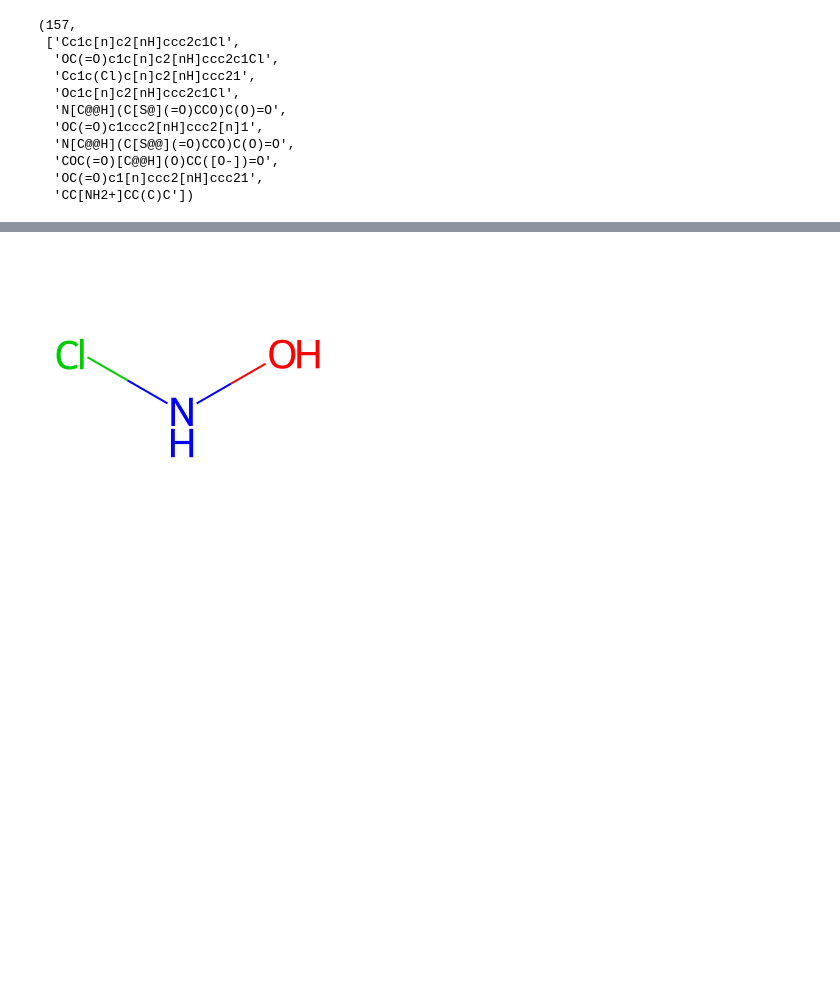
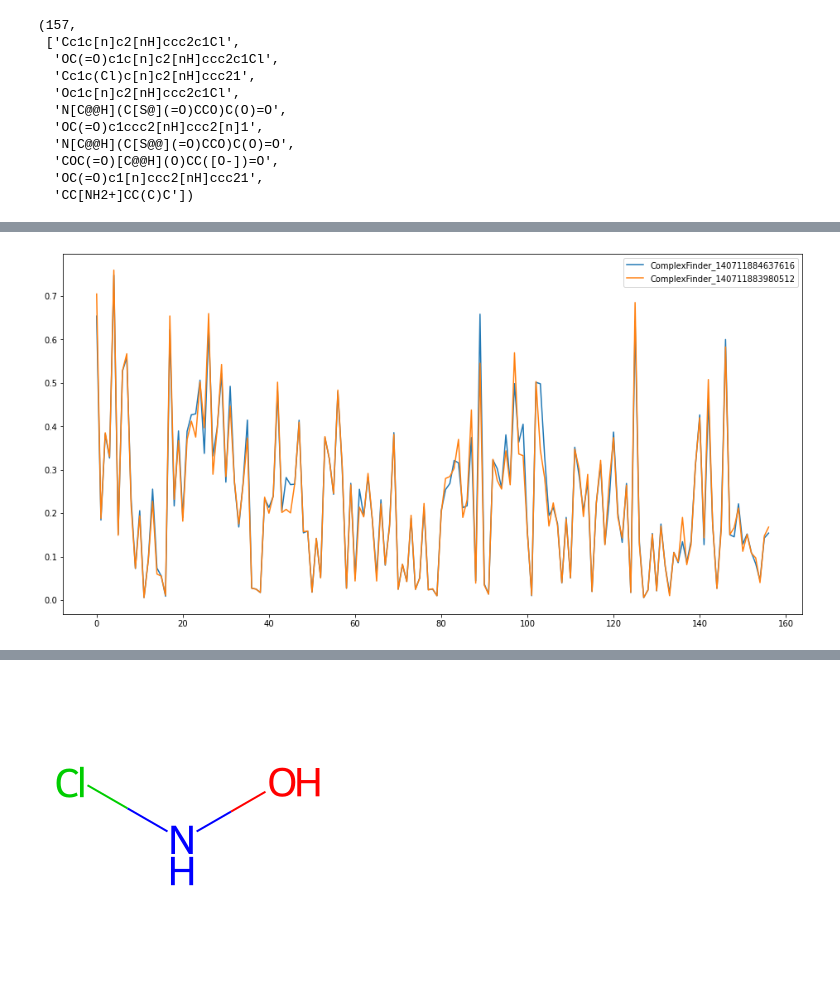
Before and after one commit to quantori/qtr-fingerprint, a Jupyter notebook: notebooks/build_and_run_substructure_finder.ipynb, the cells around one changed output, grey strips where cells are left out. Cells and saved outputs as stored; diff of their text form; code cells hidden in the pictures; blank space fills up the shorter version.

```diff
--- a/notebooks/build_and_run_substructure_finder.ipynb
+++ b/notebooks/build_and_run_substructure_finder.ipynb
@@ -107,5 +110,9 @@ len(queries), queries[:10]
 # %%
 queries_fp = [smiles_to_fingerprint(smiles) for smiles in queries]
 # %%
-mcc100_2kk = ComplexFinder(Path('/home/Vsevolod.Vaskin/qtr-fingerprint/data/data_bases/2kk_100c_mcc'))
+mcc_120c_500k_h1000 = ComplexFinder(Path('/home/Vsevolod.Vaskin/qtr-fingerprint/data/data_bases/500k_120c/'))
+mcc_120c_500k_h500 = ComplexFinder(Path('/home/Vsevolod.Vaskin/qtr-fingerprint/data/data_bases/500k_120c_h500/'))
+mcc_120c_500k_h750 = ComplexFinder(Path('/home/Vsevolod.Vaskin/qtr-fingerprint/data/data_bases/500k_120c_h750/'))
+mcc_120c_500k_h250 = ComplexFinder(Path('/home/Vsevolod.Vaskin/qtr-fingerprint/data/data_bases/500k_120c_h250/'))
+mcc_120c_500k_h2600 = ComplexFinder(Path('/home/Vsevolod.Vaskin/qtr-fingerprint/data/data_bases/500k_120c_h2600/'))
 # %% [output]
@@ -112,0 +124,4 @@ mcc100_2kk = ComplexFinder(Path('/home/Vsevolod.Vaskin/qtr-fingerprint/data/data
+# %%
+speed_tester = FinderSpeedTester([mcc_120c_500k_h250, mcc_120c_500k_h500, mcc_120c_500k_h750, mcc_120c_500k_h1000, mcc_120c_500k_h2600])
+# %%
+stat = speed_tester.test_all(queries_fp, ans_count=10, verbose=True)
@@ -112,0 +166,4 @@ mcc100_2kk = ComplexFinder(Path('/home/Vsevolod.Vaskin/qtr-fingerprint/data/data
+# %%
+stat.take([mcc_120c_500k_h250, mcc_120c_500k_h1000]).as_plot()
+# %% [output]
+[figure, added]
```
Also changed, not shown: parts of 12 cells of this notebook, 11 other files.
